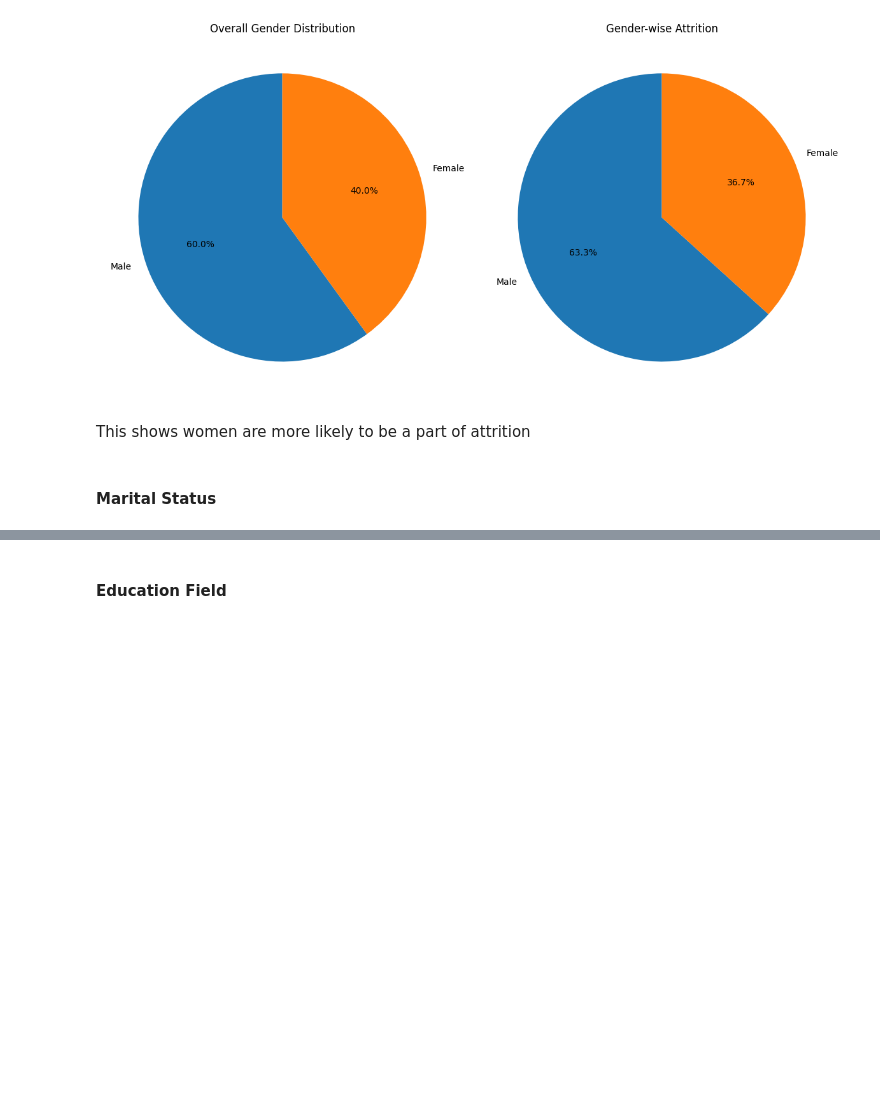
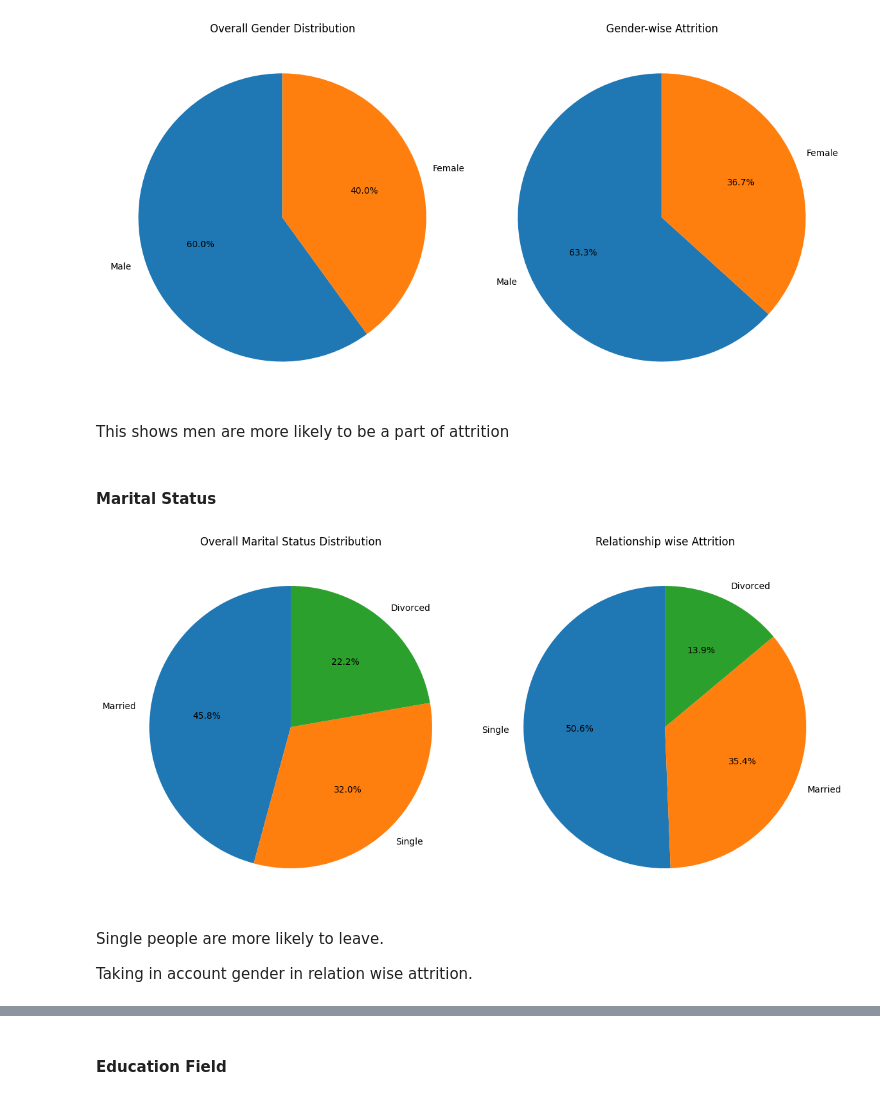
Before and after one commit to AabharanGupta/HR-Attrition-Dashboard, a Jupyter notebook: Project.ipynb, the cells around one changed output, grey strips where cells are left out. Drawn from its saved outputs; the diff is of its cells as text; code cells hidden in the pictures; blank space fills up the shorter version.

```diff
--- a/Project.ipynb
+++ b/Project.ipynb
@@ -350,6 +350,35 @@ plt.show()
 # %% [output]
 [figure]
 # %% [markdown]
-This shows women are more likely to be a part of attrition
+This shows men are more likely to be a part of attrition
 # %% [markdown]
 #### Marital Status
+# %%
+fig,axes=plt.subplots(1,2,figsize=(12,6))
+
+df['MaritalStatus'].value_counts().plot.pie(
+    autopct='%1.1f%%',
+    ax=axes[0],
+    startangle=90
+)
+axes[0].set_title('Overall Marital Status Distribution')
+axes[0].set_ylabel('')
+
+attrition_yes = df[df['Attrition'] == 'Yes']
+
+attrition_yes['MaritalStatus'].value_counts().plot.pie(
+    autopct='%1.1f%%',
+    ax=axes[1],
+    startangle=90
+)
+axes[1].set_title('Relationship wise Attrition')
+axes[1].set_ylabel('')
+
+plt.tight_layout()
+plt.show()
+# %% [output]
+[figure, added]
+# %% [markdown]
+Single people are more likely to leave.
+
+Taking in account gender in relation wise attrition.
```
Also changed, not shown: parts of 16 cells of this notebook.
